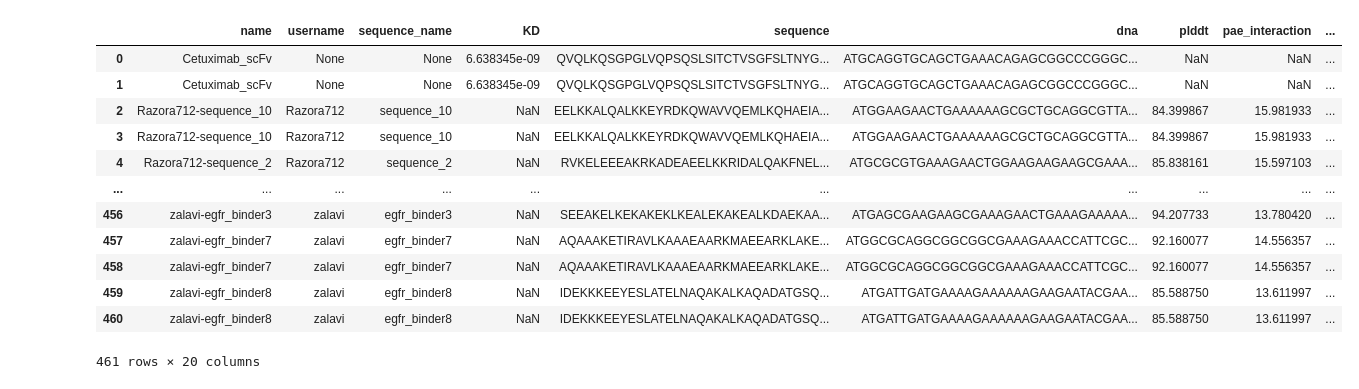
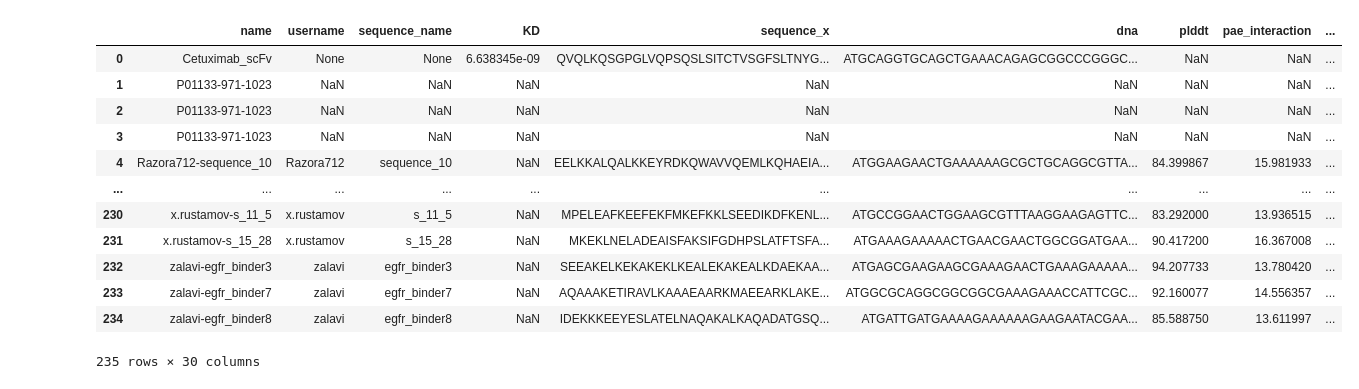
Before and after one commit to ANaka/egfr_binder_rd2, a Jupyter notebook: notebooks/dataset.ipynb, the cells around one changed output. Cells and saved outputs as stored; diff of their text form; code cells hidden in the pictures.

```diff
--- a/notebooks/dataset.ipynb
+++ b/notebooks/dataset.ipynb
@@ -15,3 +89,20 @@ df = get_data()
+# %%
+df.merge(gdf.rename(columns={'expression': 'nc_adjusted_expression'}), how='outer', on='name')
+# df = df.drop_duplicates(subset=['name', 'sequence']).reset_index(drop=True)
+# %% [output]
+|  | name | username | sequence_name | KD | sequence_x | dna | plddt | pae_interaction | ... |
+| 0 | Cetuximab_scFv | None | None | 6.638345e-09 | QVQLKQSGPGLVQPSQSLSITCTVSGFSLTNYG... | ATGCAGGTGCAGCTGAAACAGAGCGGCCCGGGC... | NaN | NaN | ... |
+| 1 | P01133-971-1023 | NaN | NaN | NaN | NaN | NaN | NaN | NaN | ... |
+| 2 | P01133-971-1023 | NaN | NaN | NaN | NaN | NaN | NaN | NaN | ... |
+| 3 | P01133-971-1023 | NaN | NaN | NaN | NaN | NaN | NaN | NaN | ... |
+| 4 | Razora712-sequence_10 | Razora712 | sequence_10 | NaN | EELKKALQALKKEYRDKQWAVVQEMLKQHAEIA... | ATGGAAGAACTGAAAAAAGCGCTGCAGGCGTTA... | 84.399867 | 15.981933 | ... |
+| ... | ... | ... | ... | ... | ... | ... | ... | ... | ... |
+| 230 | x.rustamov-s_11_5 | x.rustamov | s_11_5 | NaN | MPELEAFKEEFEKFMKEFKKLSEEDIKDFKENL... | ATGCCGGAACTGGAAGCGTTTAAGGAAGAGTTC... | 83.292000 | 13.936515 | ... |
+| 231 | x.rustamov-s_15_28 | x.rustamov | s_15_28 | NaN | MKEKLNELADEAISFAKSIFGDHPSLATFTSFA... | ATGAAAGAAAAACTGAACGAACTGGCGGATGAA... | 90.417200 | 16.367008 | ... |
+| 232 | zalavi-egfr_binder3 | zalavi | egfr_binder3 | NaN | SEEAKELKEKAKEKLKEALEKAKEALKDAEKAA... | ATGAGCGAAGAAGCGAAAGAACTGAAAGAAAAA... | 94.207733 | 13.780420 | ... |
+| 233 | zalavi-egfr_binder7 | zalavi | egfr_binder7 | NaN | AQAAAKETIRAVLKAAAEAARKMAEEARKLAKE... | ATGGCGCAGGCGGCGGCGAAAGAAACCATTCGC... | 92.160077 | 14.556357 | ... |
+| 234 | zalavi-egfr_binder8 | zalavi | egfr_binder8 | NaN | IDEKKKEEYESLATELNAQAKALKAQADATGSQ... | ATGATTGATGAAAAGAAAAAAGAAGAATACGAA... | 85.588750 | 13.611997 | ... |
+235 rows × 30 columns
 # %%
 df = df.drop_duplicates(subset=['name', 'sequence']).reset_index(drop=True)
 # %%
@@ -23,19 +114,3 @@ with open('rd1.fasta', 'w') as fasta_file:
 
         # Write binder sequence
         fasta_file.write(f'>{name}\n{complex}\n')
-# %%
-df
-# %% [output]
-|  | name | username | sequence_name | KD | sequence | dna | plddt | pae_interaction | ... |
-| 0 | Cetuximab_scFv | None | None | 6.638345e-09 | QVQLKQSGPGLVQPSQSLSITCTVSGFSLTNYG... | ATGCAGGTGCAGCTGAAACAGAGCGGCCCGGGC... | NaN | NaN | ... |
-| 1 | Cetuximab_scFv | None | None | 6.638345e-09 | QVQLKQSGPGLVQPSQSLSITCTVSGFSLTNYG... | ATGCAGGTGCAGCTGAAACAGAGCGGCCCGGGC... | NaN | NaN | ... |
-| 2 | Razora712-sequence_10 | Razora712 | sequence_10 | NaN | EELKKALQALKKEYRDKQWAVVQEMLKQHAEIA... | ATGGAAGAACTGAAAAAAGCGCTGCAGGCGTTA... | 84.399867 | 15.981933 | ... |
-| 3 | Razora712-sequence_10 | Razora712 | sequence_10 | NaN | EELKKALQALKKEYRDKQWAVVQEMLKQHAEIA... | ATGGAAGAACTGAAAAAAGCGCTGCAGGCGTTA... | 84.399867 | 15.981933 | ... |
-| 4 | Razora712-sequence_2 | Razora712 | sequence_2 | NaN | RVKELEEEAKRKADEAEELKKRIDALQAKFNEL... | ATGCGCGTGAAAGAACTGGAAGAAGAAGCGAAA... | 85.838161 | 15.597103 | ... |
-| ... | ... | ... | ... | ... | ... | ... | ... | ... | ... |
-| 456 | zalavi-egfr_binder3 | zalavi | egfr_binder3 | NaN | SEEAKELKEKAKEKLKEALEKAKEALKDAEKAA... | ATGAGCGAAGAAGCGAAAGAACTGAAAGAAAAA... | 94.207733 | 13.780420 | ... |
-| 457 | zalavi-egfr_binder7 | zalavi | egfr_binder7 | NaN | AQAAAKETIRAVLKAAAEAARKMAEEARKLAKE... | ATGGCGCAGGCGGCGGCGAAAGAAACCATTCGC... | 92.160077 | 14.556357 | ... |
-| 458 | zalavi-egfr_binder7 | zalavi | egfr_binder7 | NaN | AQAAAKETIRAVLKAAAEAARKMAEEARKLAKE... | ATGGCGCAGGCGGCGGCGAAAGAAACCATTCGC... | 92.160077 | 14.556357 | ... |
-| 459 | zalavi-egfr_binder8 | zalavi | egfr_binder8 | NaN | IDEKKKEEYESLATELNAQAKALKAQADATGSQ... | ATGATTGATGAAAAGAAAAAAGAAGAATACGAA... | 85.588750 | 13.611997 | ... |
-| 460 | zalavi-egfr_binder8 | zalavi | egfr_binder8 | NaN | IDEKKKEEYESLATELNAQAKALKAQADATGSQ... | ATGATTGATGAAAAGAAAAAAGAAGAATACGAA... | 85.588750 | 13.611997 | ... |
-461 rows × 20 columns
```
Also changed, not shown: parts of 19 cells of this notebook, 3 other files.
